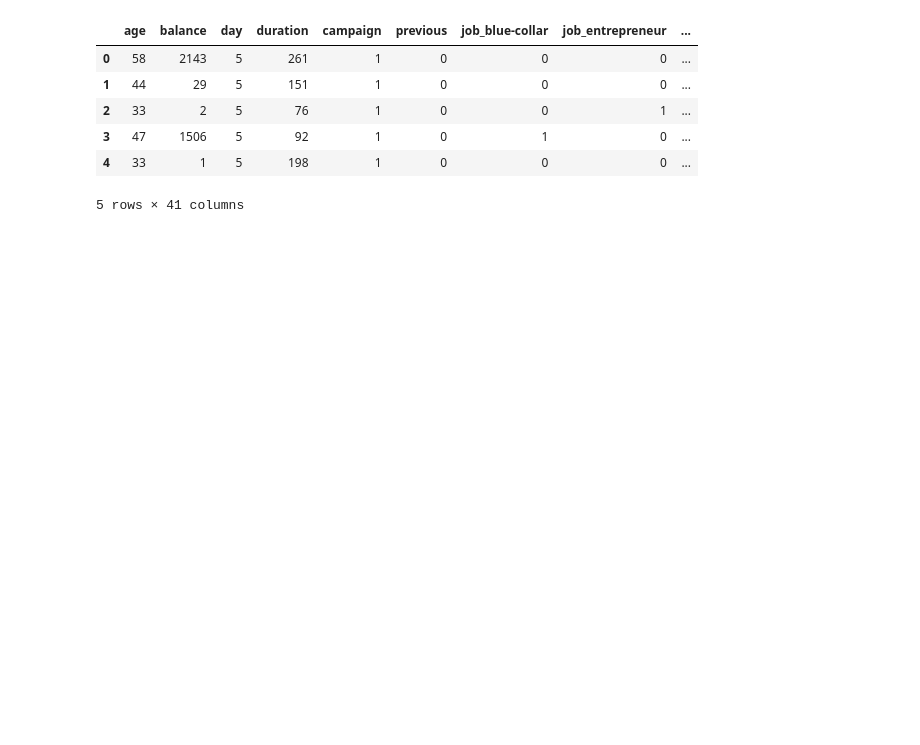
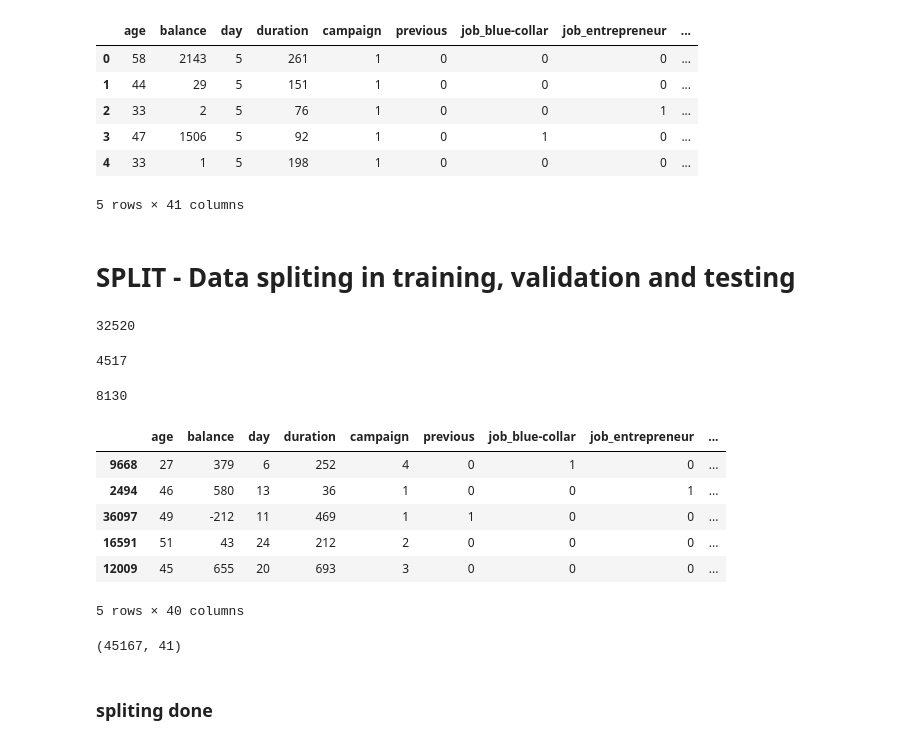
Before and after one commit to devanglad/ML_CW_04, a Jupyter notebook: AssignDlad.ipynb, the cells around one changed output. Drawn from its saved outputs; the diff is of its cells as text; code cells hidden in the pictures; blank space fills up the shorter version.

Commit message:
splitting done

```diff
--- a/AssignDlad.ipynb
+++ b/AssignDlad.ipynb
@@ -526,3 +535,39 @@ df3.head()
 | 3 | 47 | 1506 | 5 | 92 | 1 | 0 | 1 | 0 | ... |
 | 4 | 33 | 1 | 5 | 198 | 1 | 0 | 0 | 0 | ... |
 5 rows × 41 columns
+# %% [markdown]
+# SPLIT - Data spliting in training, validation and testing
+# %%
+X = df3.drop(['y_new'],axis=1)
+y = df3['y_new']
+from sklearn.model_selection import train_test_split
+X_train, X_test, y_train, y_test = train_test_split(X,y,test_size=0.1)                     #10% for testing
+X_train, X_val, y_train, y_val = train_test_split(X_train,y_train,test_size=0.2,random_state=0)
+# %%
+len(X_train)
+# %% [output]
+32520
+# %%
+len(X_test)
+# %% [output]
+4517
+# %%
+len(X_val)
+# %% [output]
+8130
+# %%
+X_train.head()
+# %% [output]
+|  | age | balance | day | duration | campaign | previous | job_blue-collar | job_entrepreneur | ... |
+| 9668 | 27 | 379 | 6 | 252 | 4 | 0 | 1 | 0 | ... |
+| 2494 | 46 | 580 | 13 | 36 | 1 | 0 | 0 | 1 | ... |
+| 36097 | 49 | -212 | 11 | 469 | 1 | 1 | 0 | 0 | ... |
+| 16591 | 51 | 43 | 24 | 212 | 2 | 0 | 0 | 0 | ... |
+| 12009 | 45 | 655 | 20 | 693 | 3 | 0 | 0 | 0 | ... |
+5 rows × 40 columns
+# %%
+df3.shape
+# %% [output]
+(45167, 41)
+# %% [markdown]
+### spliting done
```
Also changed, not shown: parts of 6 cells of this notebook.
